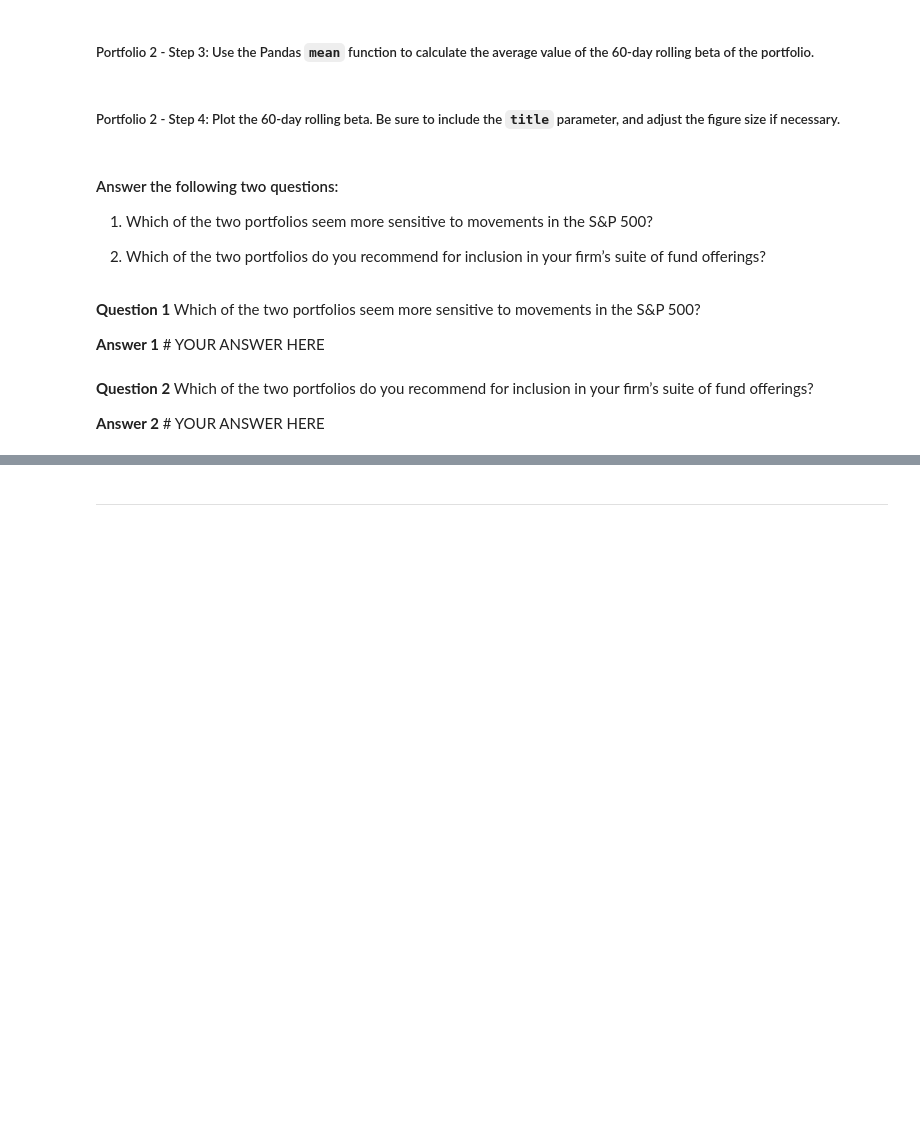
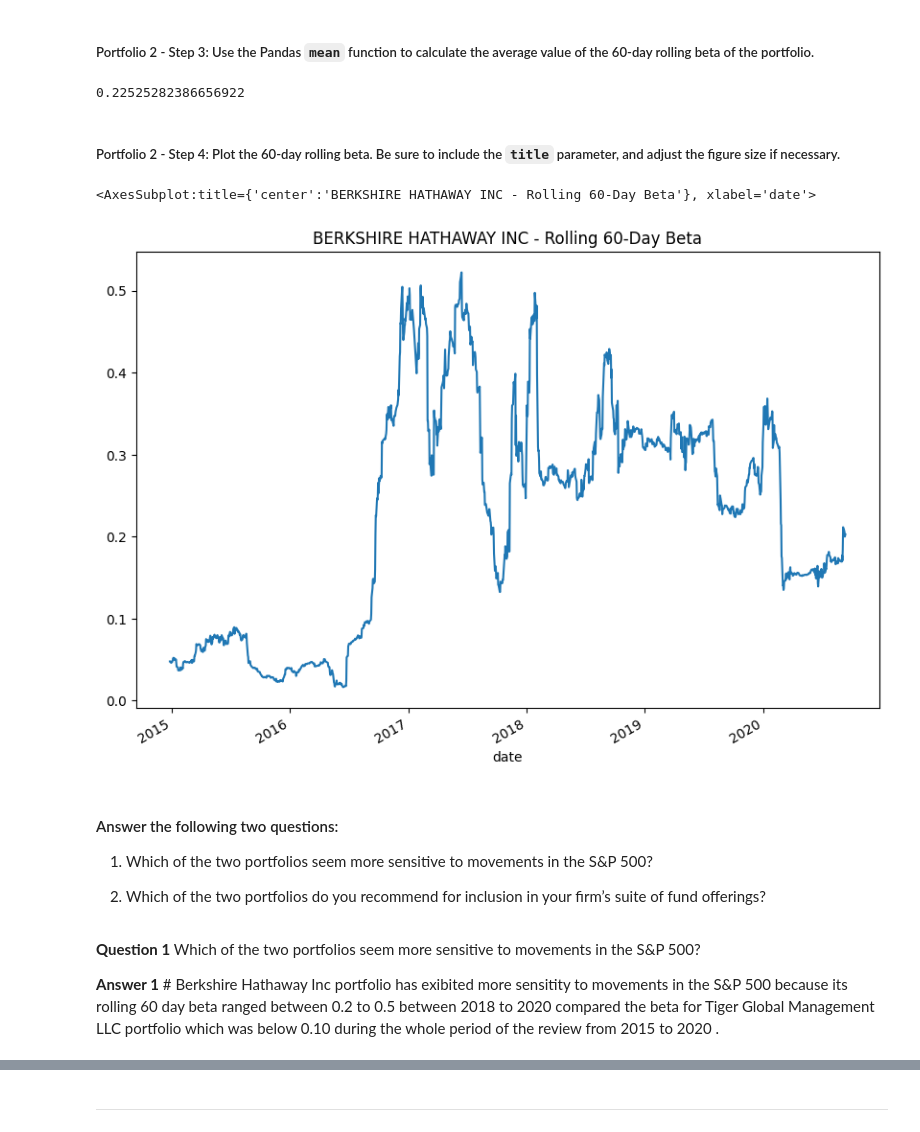
Before and after one commit to Abillu/ChallengeM4_Upload, a Jupyter notebook: risk_return_analysis.ipynb, the cells around one changed output, grey strips where cells are left out. Cells and saved outputs as stored; diff of their text form; code cells hidden in the pictures; blank space fills up the shorter version.

```diff
--- a/risk_return_analysis.ipynb
+++ b/risk_return_analysis.ipynb
@@ -407,6 +473,8 @@ Your analysis is nearing completion. Now, you need to evaluate how the portfolio
 # %% [markdown]
 ##### Portfolio 2 - Step 1: Using the 60-day rolling window, the daily return data, and the S&P 500 returns, calculate the covariance. Review the last five rows of the covariance of the portfolio.
 # %%
-# Calculate the covariance using a 60-day rolling window
+# Calculate the covariance using a 60-day rolling window  - BERKSHIRE HATHAWAY INC
 # Review the last five rows of the covariance data
-# YOUR CODE HERE
+bhi_rolling_60_covariance = daily_returns['BERKSHIRE HATHAWAY INC'].rolling(window=60).cov(daily_returns['S&P 500'])
+
+bhi_rolling_60_covariance.tail()
@@ -415,4 +491,5 @@ Your analysis is nearing completion. Now, you need to evaluate how the portfolio
 # %%
 # Calculate the beta based on the 60-day rolling covariance compared to the market (S&P 500)
 # Review the last five rows of the beta information
-# YOUR CODE HERE
+bhi_rolling_60_beta= bhi_rolling_60_covariance / market_rolling_60_variance
+bhi_rolling_60_beta.tail
@@ -420,24 +511,28 @@ Your analysis is nearing completion. Now, you need to evaluate how the portfolio
 ##### Portfolio 2 - Step 3: Use the Pandas `mean` function to calculate the average value of the 60-day rolling beta of the portfolio.
 # %%
 # Calculate the average of the 60-day rolling beta
-# YOUR CODE HERE
+bhi_rolling_60_beta.mean()
+# %% [output]
+0.22525282386656922
 # %% [markdown]
 ##### Portfolio 2 - Step 4: Plot the 60-day rolling beta. Be sure to include the `title` parameter, and adjust the figure size if necessary.
 # %%
 # Plot the rolling beta
 # Include a title parameter and adjust the figure size
-# YOUR CODE HERE
+bhi_rolling_60_beta.plot(
+    figsize=(10, 7),
+    title='BERKSHIRE HATHAWAY INC - Rolling 60-Day Beta'
+)
+# %% [output]
+<AxesSubplot:title={'center':'BERKSHIRE HATHAWAY INC - Rolling 60-Day Beta'}, xlabel='date'>
+[figure, added]
 # %% [markdown]
 #### Answer the following two questions:
 
 1. Which of the two portfolios seem more sensitive to movements in the S&P 500?
 
 2. Which of the two portfolios do you recommend for inclusion in your firm’s suite of fund offerings?
-# %% [markdown]
-**Question 1** Which of the two portfolios seem more sensitive to movements in the S&P 500?
-
-**Answer 1** # YOUR ANSWER HERE
-# %% [markdown]
-**Question 2** Which of the two portfolios do you recommend for inclusion in your firm’s suite of fund offerings?
-
-**Answer 2** # YOUR ANSWER HERE
+# %% [markdown]
+**Question 1** Which of the two portfolios seem more sensitive to movements in the S&P 500?
+
+**Answer 1** # Berkshire Hathaway Inc portfolio has exibited more sensitity to movements in the S&P 500  because its rolling 60 day beta ranged between 0.2 to 0.5 between 2018 to 2020 compared  the beta for Tiger Global Management LLC portfolio which was below 0.10 during the whole period of the review from 2015 to 2020 .
```
Also changed, not shown: parts of 17 cells of this notebook.
